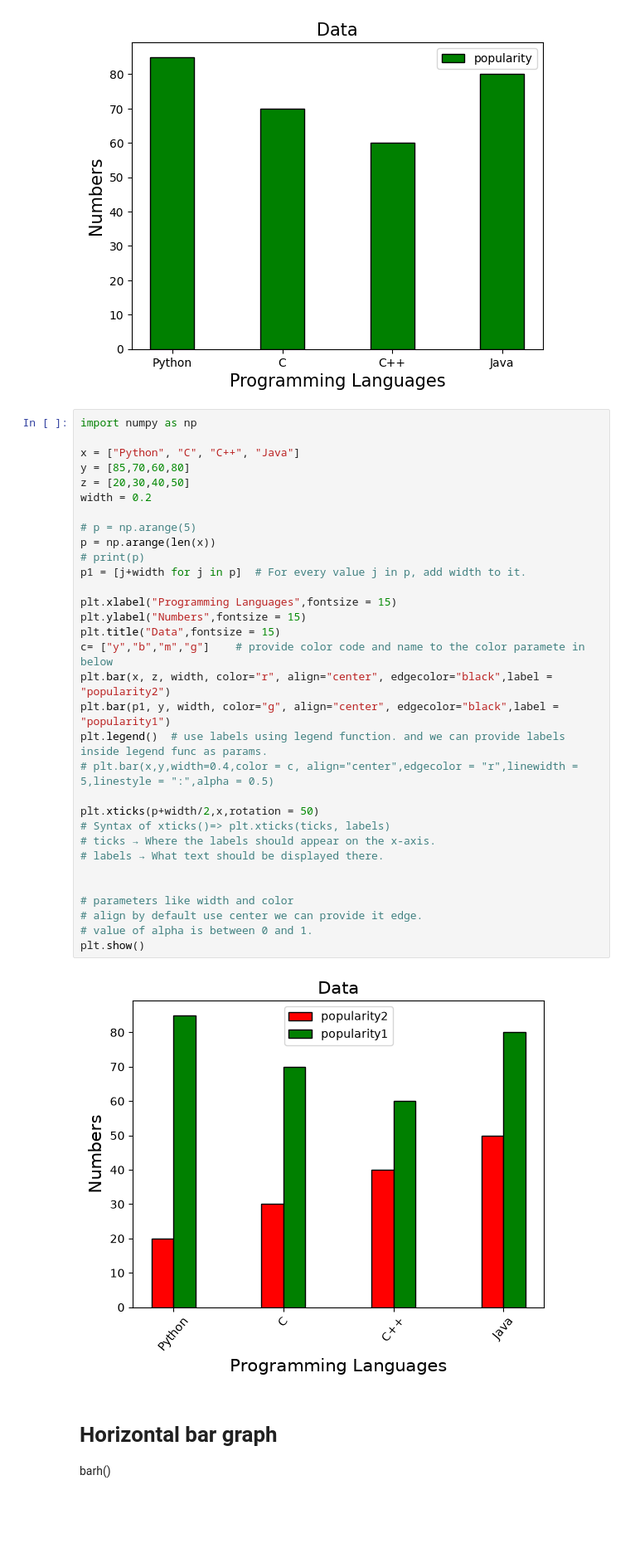
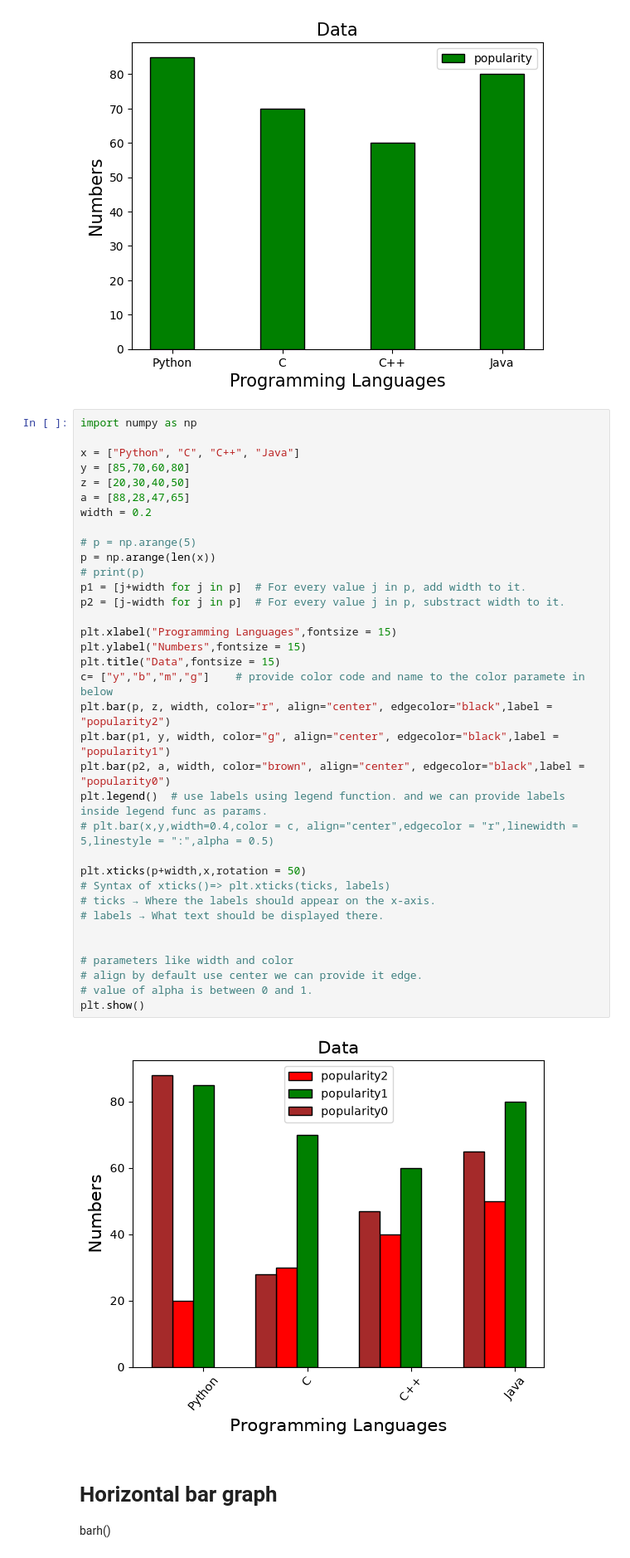
Before and after one commit to santoshbohra123/matplotlib, a Jupyter notebook: Phase-1.ipynb, the cells around one changed output. Shown at 83% size. Drawn from its saved outputs; the diff is of its cells as text; blank space fills up the shorter version.

Commit message:
bar graph and stacked bar graph complete

```diff
--- a/Phase-1.ipynb
+++ b/Phase-1.ipynb
@@ -34,36 +34,39 @@ plt.show()
 import numpy as np
 
 x = ["Python", "C", "C++", "Java"]
 y = [85,70,60,80]
 z = [20,30,40,50]
+a = [88,28,47,65]
 width = 0.2
 
 # p = np.arange(5)
 p = np.arange(len(x))
 # print(p)
 p1 = [j+width for j in p]  # For every value j in p, add width to it.
+p2 = [j-width for j in p]  # For every value j in p, substract width to it.
 
 plt.xlabel("Programming Languages",fontsize = 15)
 plt.ylabel("Numbers",fontsize = 15)
 plt.title("Data",fontsize = 15)
 c= ["y","b","m","g"]    # provide color code and name to the color paramete in below
-plt.bar(x, z, width, color="r", align="center", edgecolor="black",label = "popularity2")
+plt.bar(p, z, width, color="r", align="center", edgecolor="black",label = "popularity2")
 plt.bar(p1, y, width, color="g", align="center", edgecolor="black",label = "popularity1")
+plt.bar(p2, a, width, color="brown", align="center", edgecolor="black",label = "popularity0")
 plt.legend()  # use labels using legend function. and we can provide labels inside legend func as params.
 # plt.bar(x,y,width=0.4,color = c, align="center",edgecolor = "r",linewidth = 5,linestyle = ":",alpha = 0.5)
 
-plt.xticks(p+width/2,x,rotation = 50)
+plt.xticks(p+width,x,rotation = 50)
 # Syntax of xticks()=> plt.xticks(ticks, labels)
 # ticks → Where the labels should appear on the x-axis.
 # labels → What text should be displayed there.
 
 
 # parameters like width and color
 # align by default use center we can provide it edge.
 # value of alpha is between 0 and 1.
 plt.show()
 # %% [output]
-[figure, old version]
+[figure, new version]
 # %% [markdown]
 # Horizontal bar graph
 barh()
```
Also changed, not shown: parts of 5 cells of this notebook, 1 other file.
